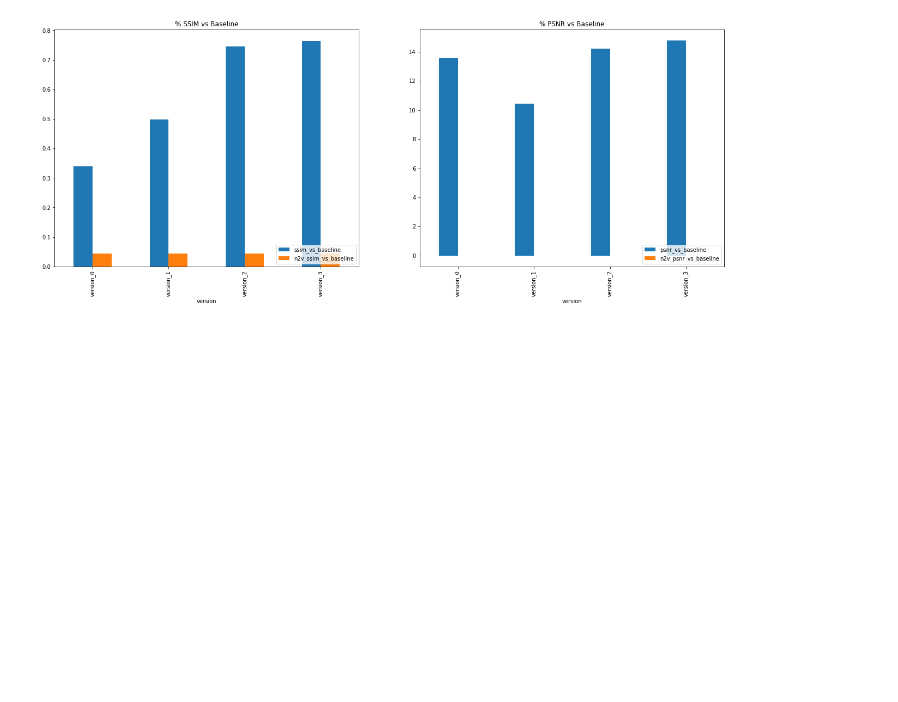
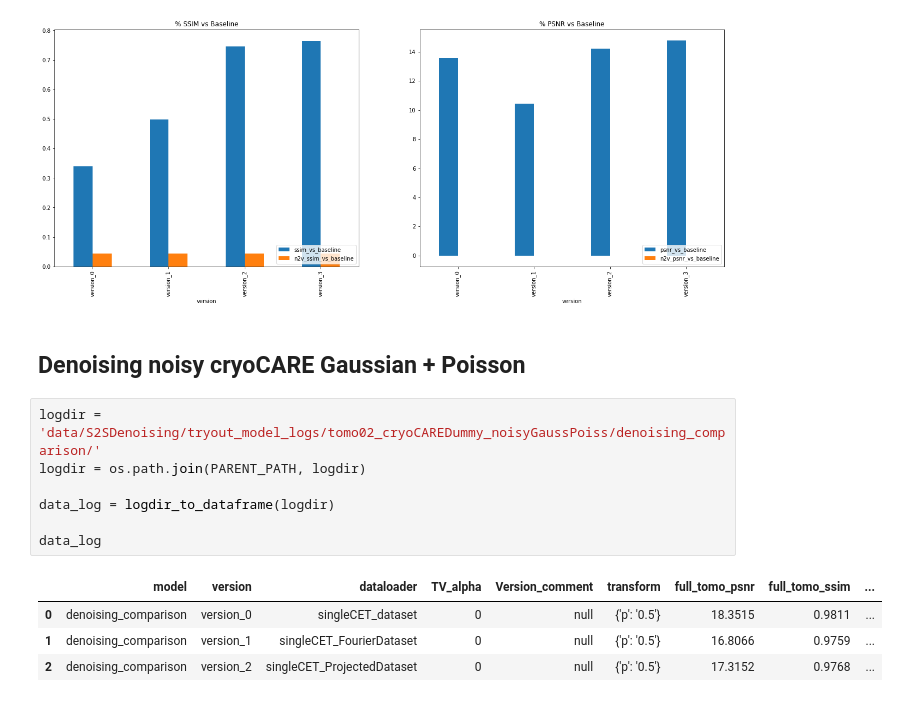
Before and after one commit to Fickincool/master-thesis, a Jupyter notebook: Notebooks/6.00_self2selfDenoising/6.10_summary_tables.ipynb, the cells around one changed output. Cells and saved outputs as stored; diff of their text form; blank space fills up the shorter version.

```diff
--- a/Notebooks/6.00_self2selfDenoising/6.10_summary_tables.ipynb
+++ b/Notebooks/6.00_self2selfDenoising/6.10_summary_tables.ipynb
@@ -210,3 +210,17 @@ ax1.legend(loc='lower right')
 # %% [output]
 <matplotlib.legend.Legend at 0x...>
 [figure]
+# %% [markdown]
+## Denoising noisy cryoCARE Gaussian + Poisson
+# %%
+logdir = 'data/S2SDenoising/tryout_model_logs/tomo02_cryoCAREDummy_noisyGaussPoiss/denoising_comparison/'
+logdir = os.path.join(PARENT_PATH, logdir)
+
+data_log = logdir_to_dataframe(logdir)
+
+data_log
+# %% [output]
+|  | model | version | dataloader | TV_alpha | Version_comment | transform | full_tomo_psnr | full_tomo_ssim | ... |
+| 0 | denoising_comparison | version_0 | singleCET_dataset | 0 | null | {'p': '0.5'} | 18.3515 | 0.9811 | ... |
+| 1 | denoising_comparison | version_1 | singleCET_FourierDataset | 0 | null | {'p': '0.5'} | 16.8066 | 0.9759 | ... |
+| 2 | denoising_comparison | version_2 | singleCET_ProjectedDataset | 0 | null | {'p': '0.5'} | 17.3152 | 0.9768 | ... |
```
Also changed, not shown: parts of 1 cell of this notebook, 3 other files.
